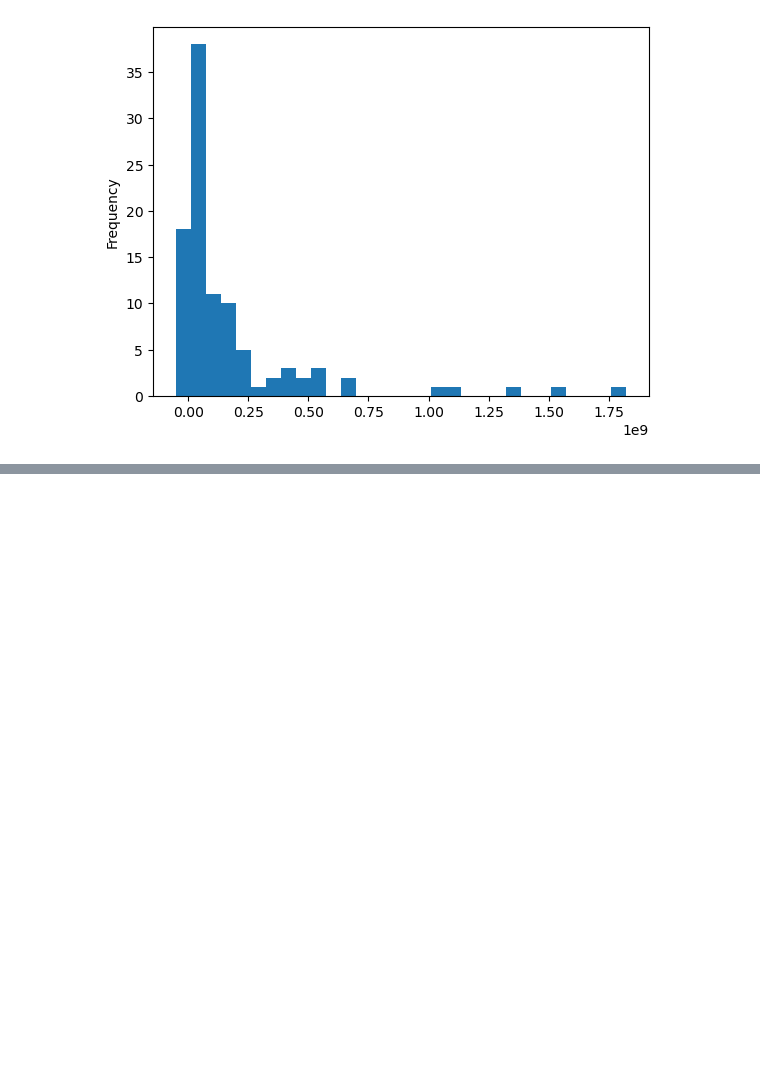
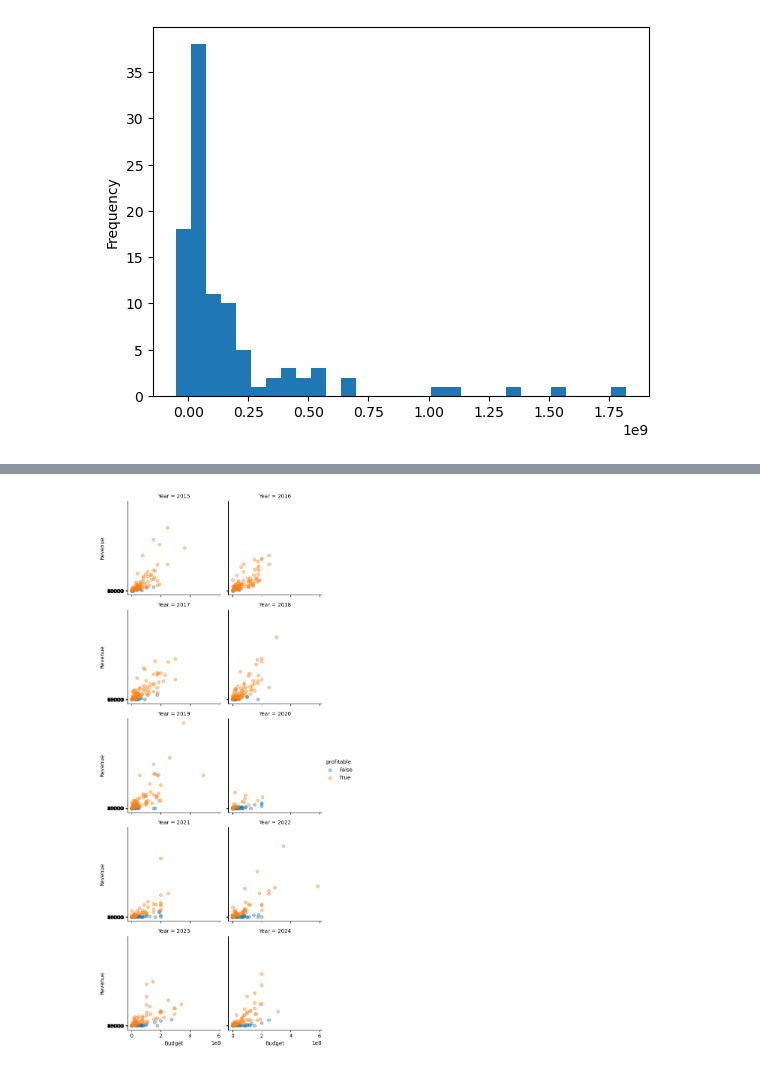
Before and after one commit to nss-data-science-cohort-9/webscraping-apis-movies-the-cranberries, a Jupyter notebook: notebooks/cdg_issue_5.ipynb, the cells around one changed output, grey strips where cells are left out. Saved outputs shown, nothing was run; the diff lists cells and outputs as text; code cells hidden in the pictures; blank space fills up the shorter version.

```diff
--- a/notebooks/cdg_issue_5.ipynb
+++ b/notebooks/cdg_issue_5.ipynb
@@ -63,12 +81,19 @@ sns.scatterplot(
 # Convert Genre column to list type so that it can be exploded
 movies_2015_2024['Genre'] = movies_2015_2024['Genre'].apply(lambda x: ast.literal_eval(x) if isinstance(x, str) and x.startswith('[') else x)
 # %%
-#g = sns.FacetGrid(
-#    movies_2015_2024['Year'].unique(),
-#    col="Revenue"
-#)
-#
-#g.map(plt.scatter, 'Budget', 'Revenue')
+g = sns.FacetGrid(
+    movies_2015_2024,
+    col="Year",
+    col_wrap=2,
+    hue="profitable"#,
+    #sharey=False
+)
+
+g.map(plt.scatter, 'Budget', 'Revenue', alpha=0.4).add_legend()
+plt.yticks(np.arange(0, 100000, step=5000))
+plt.show()
+# %% [output]
+[figure, added]
 # %%
 #g = sns.FacetGrid(movies_2015_2024, col="Revenue", row="Budget")#, margin_titles=True)
 #g.map_dataframe(
```
Also changed, not shown: parts of 5 cells of this notebook.
